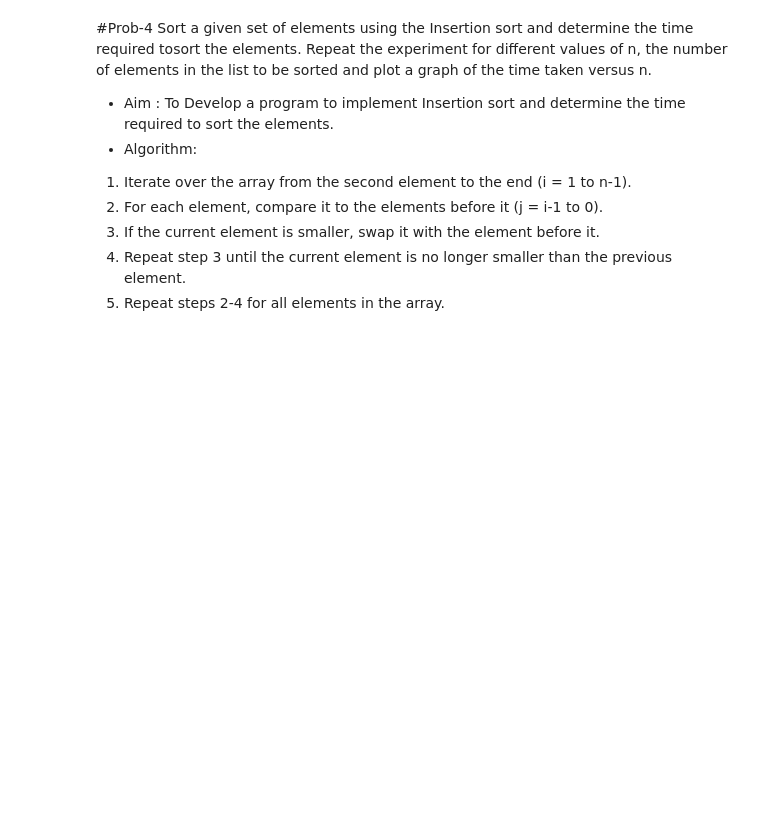
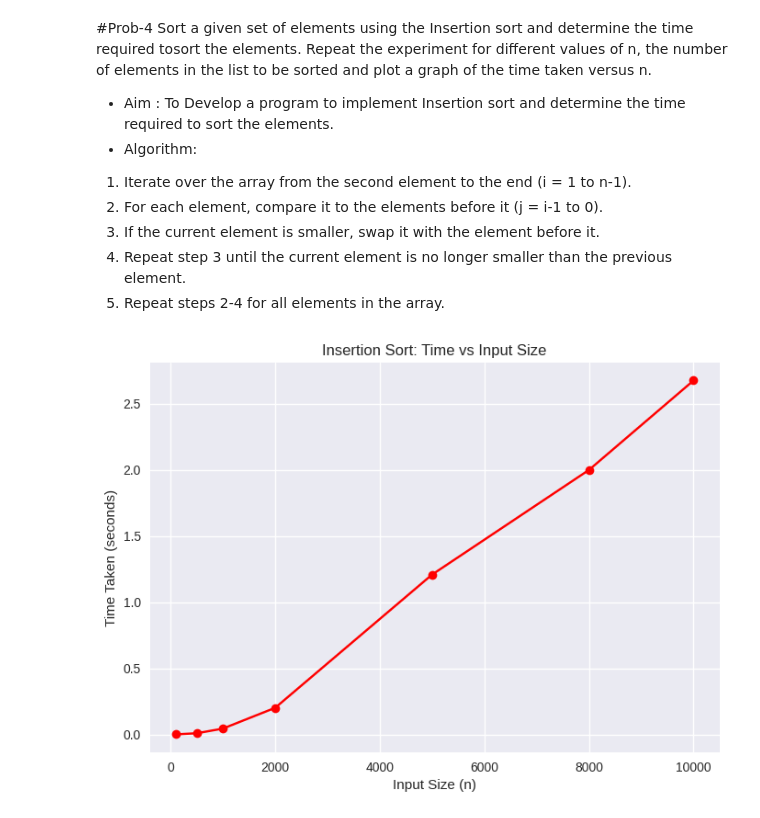
Before and after one commit to khushboosharma748/APS, a Jupyter notebook: lab_4.ipynb, the cells around one changed output. Cells and saved outputs as stored; diff of their text form; code cells hidden in the pictures; blank space fills up the shorter version.

```diff
--- a/lab_4.ipynb
+++ b/lab_4.ipynb
@@ -82,0 +140,40 @@ Sort a given set of elements using the Insertion sort and determine the time req
+# %%
+#Prob_4: write code for insertion sort and plot a graph to visualize the relationship between time taken and input size
+
+
+import time
+import random
+import matplotlib.pyplot as plt
+
+def insertion_sort(arr):
+    for i in range(1, len(arr)):
+        key = arr[i]
+        j = i - 1
+
+        while j >= 0 and arr[j] > key:
+            arr[j + 1] = arr[j]
+            j -= 1
+        arr[j + 1] = key
+
+def measure_time(n):
+    arr = [random.randint(0, 10000) for _ in range(n)]  # Random list of size n
+    start = time.time()
+    insertion_sort(arr)
+    end = time.time()
+    return end - start
+
+sizes = [100, 500, 1000, 2000, 5000, 8000, 10000]
+times = []
+
+for n in sizes:
+    t = measure_time(n)
+    times.append(t)
+
+plt.plot(sizes, times, marker='o', linestyle='-', color='r')
+plt.xlabel("Input Size (n)")
+plt.ylabel("Time Taken (seconds)")
+plt.title("Insertion Sort: Time vs Input Size")
+plt.grid(True)
+plt.show()
+# %% [output]
+[figure, added]
```
Also changed, not shown: parts of 6 cells of this notebook.
